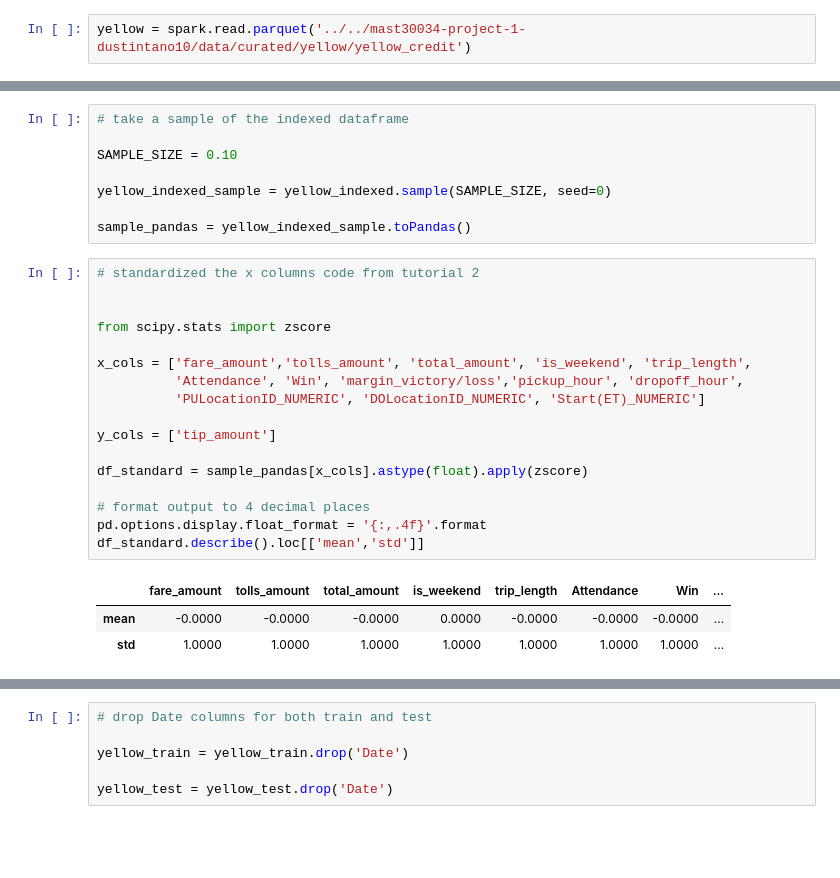
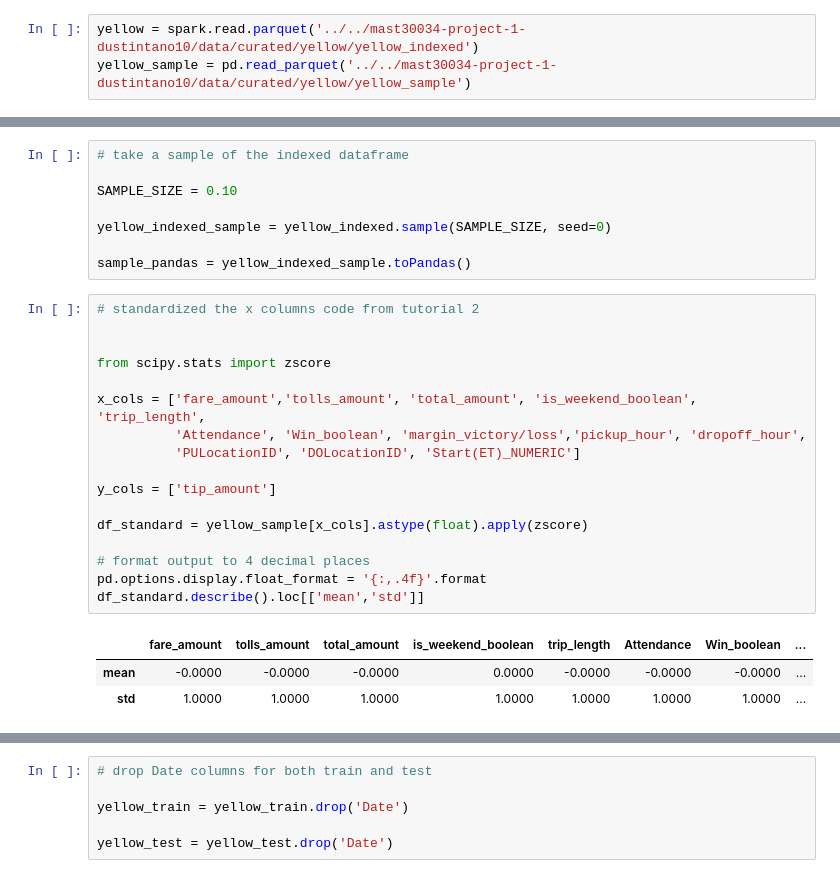
Before and after one commit to MAST30034-Applied-Data-Science/mast30034-project-1-dustintano10, a Jupyter notebook: notebooks/modelling.ipynb, the cells around one changed output, grey strips where cells are left out. Saved outputs shown, nothing was run; the diff lists cells and outputs as text; blank space fills up the shorter version.

```diff
--- a/notebooks/modelling.ipynb
+++ b/notebooks/modelling.ipynb
@@ -24,4 +16,5 @@ To adjust logging level use sc.setLogLevel(newLevel). For SparkR, use setLogLeve
 import pandas as pd
 import statsmodels.api as sm
 # %%
-yellow = spark.read.parquet('../../mast30034-project-1-dustintano10/data/curated/yellow/yellow_credit')
+yellow = spark.read.parquet('../../mast30034-project-1-dustintano10/data/curated/yellow/yellow_indexed')
+yellow_sample = pd.read_parquet('../../mast30034-project-1-dustintano10/data/curated/yellow/yellow_sample')
@@ -80,22 +29,22 @@ sample_pandas = yellow_indexed_sample.toPandas()
 # %%
 # standardized the x columns code from tutorial 2
 
 
 from scipy.stats import zscore
 
-x_cols = ['fare_amount','tolls_amount', 'total_amount', 'is_weekend', 'trip_length',
-          'Attendance', 'Win', 'margin_victory/loss','pickup_hour', 'dropoff_hour',
-          'PULocationID_NUMERIC', 'DOLocationID_NUMERIC', 'Start(ET)_NUMERIC']
+x_cols = ['fare_amount','tolls_amount', 'total_amount', 'is_weekend_boolean', 'trip_length',
+          'Attendance', 'Win_boolean', 'margin_victory/loss','pickup_hour', 'dropoff_hour',
+          'PULocationID', 'DOLocationID', 'Start(ET)_NUMERIC']
 
 y_cols = ['tip_amount']
 
-df_standard = sample_pandas[x_cols].astype(float).apply(zscore)
+df_standard = yellow_sample[x_cols].astype(float).apply(zscore)
 
 # format output to 4 decimal places
 pd.options.display.float_format = '{:,.4f}'.format
 df_standard.describe().loc[['mean','std']]
 # %% [output]
-|  | fare_amount | tolls_amount | total_amount | is_weekend | trip_length | Attendance | Win | ... |
+|  | fare_amount | tolls_amount | total_amount | is_weekend_boolean | trip_length | Attendance | Win_boolean | ... |
 | mean | -0.0000 | -0.0000 | -0.0000 | 0.0000 | -0.0000 | -0.0000 | -0.0000 | ... |
 | std | 1.0000 | 1.0000 | 1.0000 | 1.0000 | 1.0000 | 1.0000 | 1.0000 | ... |
 # %%
```
Also changed, not shown: parts of 25 cells of this notebook, 3 other files.
